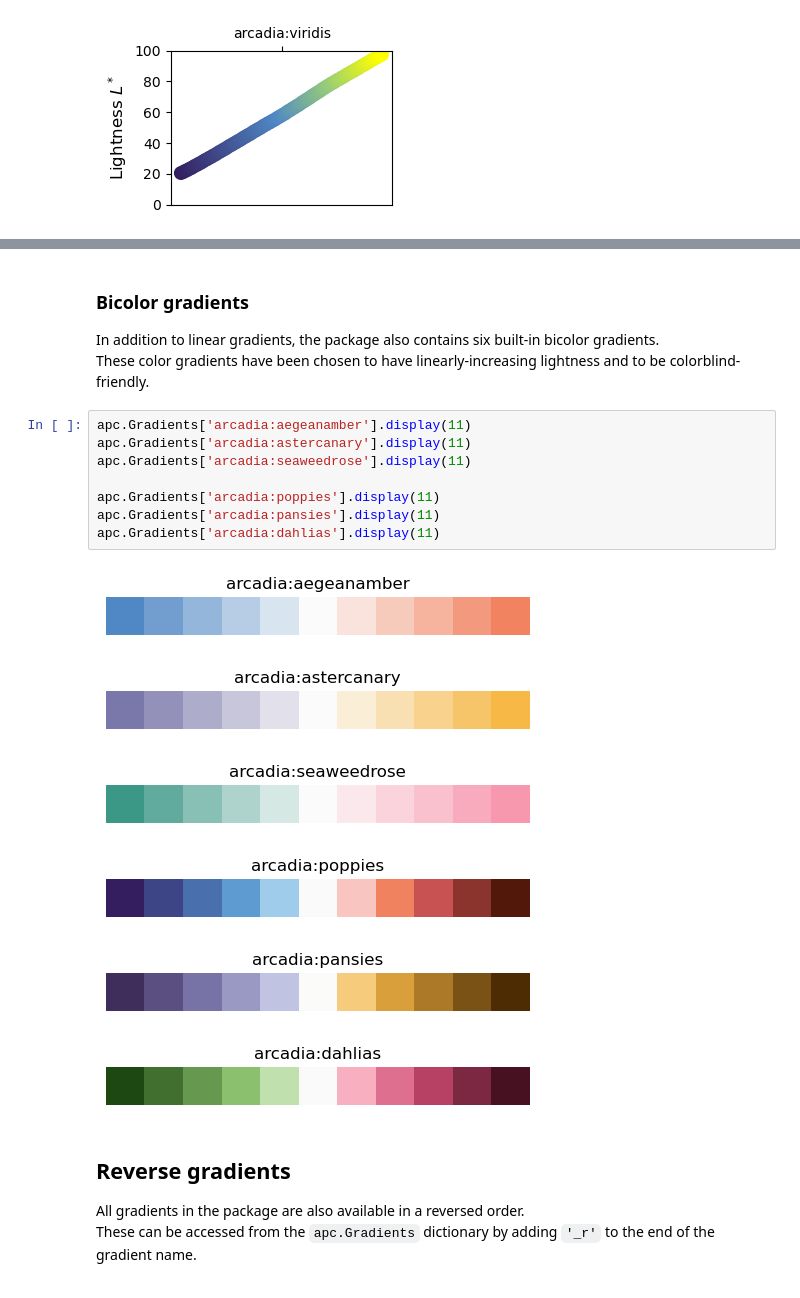
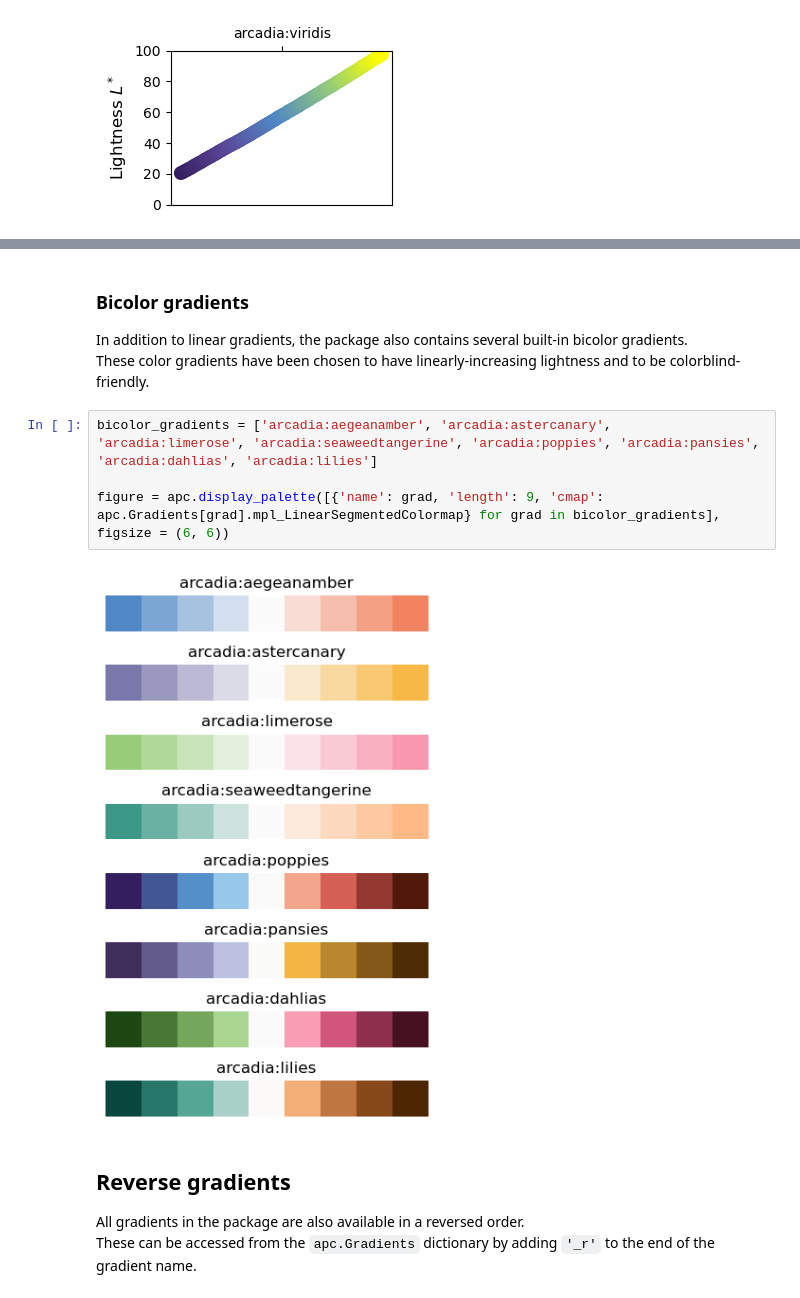
Before and after one commit to Arcadia-Science/arcadia-pycolor, a Jupyter notebook: README.ipynb, the cells around one changed output, grey strips where cells are left out. Drawn from its saved outputs; the diff is of its cells as text.

Commit message:
edited color gradients to improve contrast and consistency

```diff
--- a/README.ipynb
+++ b/README.ipynb
@@ -174,23 +193,14 @@ apc.Gradients['arcadia:viridis'].plot_lightness()
 # %% [markdown]
 ### Bicolor gradients
 
-In addition to linear gradients, the package also contains six built-in bicolor gradients.
+In addition to linear gradients, the package also contains several built-in bicolor gradients.
 These color gradients have been chosen to have linearly-increasing lightness and to be colorblind-friendly.
 # %%
-apc.Gradients['arcadia:aegeanamber'].display(11)
-apc.Gradients['arcadia:astercanary'].display(11)
-apc.Gradients['arcadia:seaweedrose'].display(11)
+bicolor_gradients = ['arcadia:aegeanamber', 'arcadia:astercanary', 'arcadia:limerose', 'arcadia:seaweedtangerine', 'arcadia:poppies', 'arcadia:pansies', 'arcadia:dahlias', 'arcadia:lilies']
 
-apc.Gradients['arcadia:poppies'].display(11)
-apc.Gradients['arcadia:pansies'].display(11)
-apc.Gradients['arcadia:dahlias'].display(11)
+figure = apc.display_palette([{'name': grad, 'length': 9, 'cmap': apc.Gradients[grad].mpl_LinearSegmentedColormap} for grad in bicolor_gradients], figsize = (6, 6))
 # %% [output]
-[figure, old version]
+[figure, new version]
-[figure, removed]
-[figure, removed]
-[figure, removed]
-[figure, removed]
-[figure, removed]
 # %% [markdown]
 ## Reverse gradients
 
```
Also changed, not shown: parts of 12 cells of this notebook, 46 other files.
